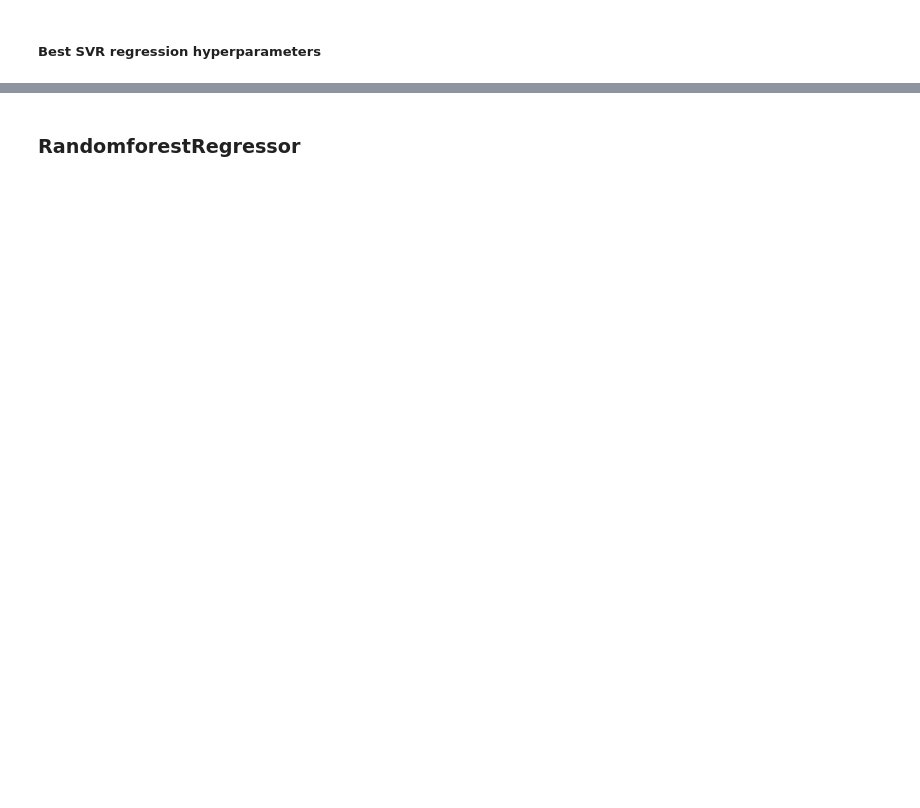
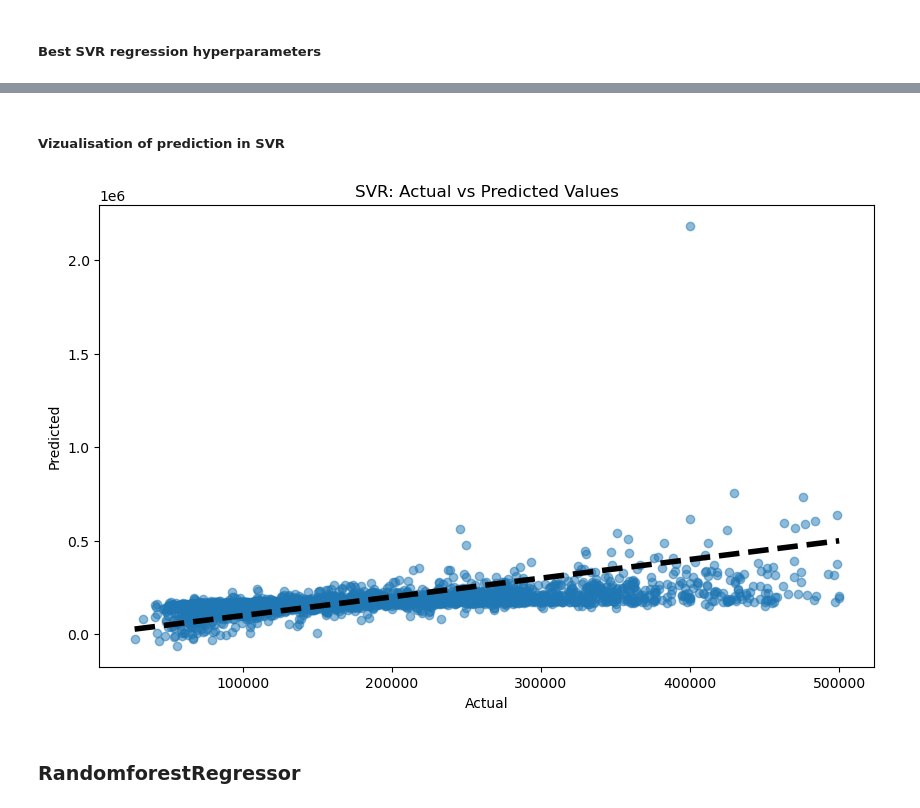
Before and after one commit to 5teef/Housing-AI, a Jupyter notebook: kunskapskontroll_houseprices.ipynb, the cells around one changed output, grey strips where cells are left out. Saved outputs shown, nothing was run; the diff lists cells and outputs as text; code cells hidden in the pictures; blank space fills up the shorter version.

```diff
--- a/kunskapskontroll_houseprices.ipynb
+++ b/kunskapskontroll_houseprices.ipynb
@@ -274,3 +457,20 @@ print(f"Error rate %: {round(rmse_svr_best/y_train_full.mean()*100, 2)}")
+# %% [markdown]
+##### Vizualisation of prediction in SVR
+# %%
+import matplotlib.pyplot as plt
+
+# Assuming y_pred are the predictions from your SVR model
+# and y_val are the actual values from the validation set
+
+plt.figure(figsize=(10, 6))
+plt.scatter(y_val, y_pred, alpha=0.5)
+plt.plot([y_val.min(), y_val.max()], [y_val.min(), y_val.max()], 'k--', lw=4)
+plt.xlabel('Actual')
+plt.ylabel('Predicted')
+plt.title('SVR: Actual vs Predicted Values')
+plt.show()
+# %% [output]
+[figure, added]
 # %% [markdown]
 ### RandomforestRegressor
 # %%
```
Also changed, not shown: parts of 35 cells of this notebook.
